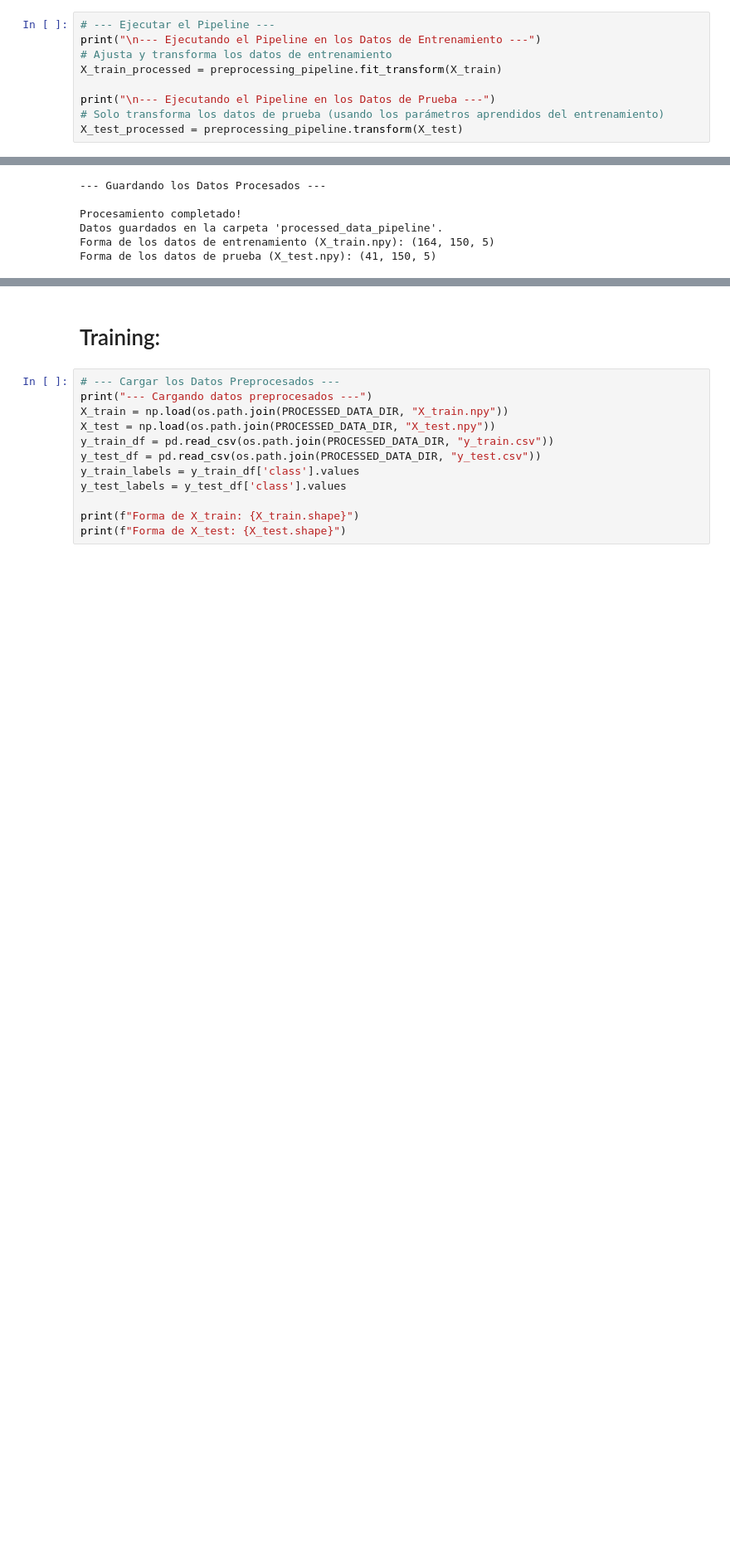
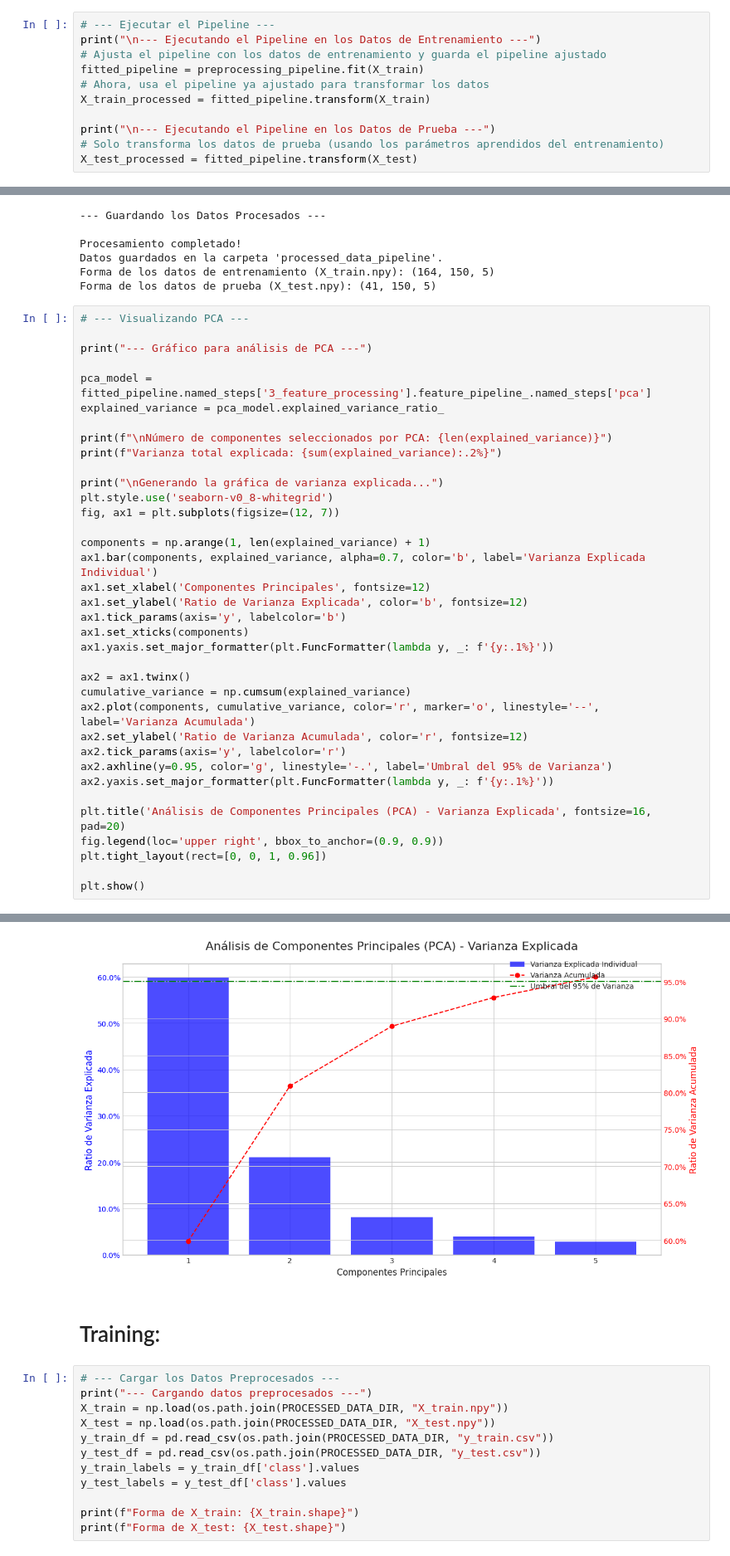
Before and after one commit to a01371849/TC5035-PI-E51, a Jupyter notebook: Avance3/Avance3.51.ipynb, the cells around one changed output, grey strips where cells are left out. Shown: that part at 83% size. Saved outputs shown, nothing was run; the diff lists cells and outputs as text; blank space fills up the shorter version.

```diff
--- a/Avance3/Avance3.51.ipynb
+++ b/Avance3/Avance3.51.ipynb
@@ -416,12 +417,14 @@ W0000 00:00:1760328189.239273  440724 inference_feedback_manager.cc:114] Feedbac
 # %%
 # --- Ejecutar el Pipeline ---
 print("\n--- Ejecutando el Pipeline en los Datos de Entrenamiento ---")
-# Ajusta y transforma los datos de entrenamiento
-X_train_processed = preprocessing_pipeline.fit_transform(X_train)
+# Ajusta el pipeline con los datos de entrenamiento y guarda el pipeline ajustado
+fitted_pipeline = preprocessing_pipeline.fit(X_train)
+# Ahora, usa el pipeline ya ajustado para transformar los datos
+X_train_processed = fitted_pipeline.transform(X_train)
 
 print("\n--- Ejecutando el Pipeline en los Datos de Prueba ---")
 # Solo transforma los datos de prueba (usando los parámetros aprendidos del entrenamiento)
-X_test_processed = preprocessing_pipeline.transform(X_test)
+X_test_processed = fitted_pipeline.transform(X_test)
 # %% [output]
 --- Ejecutando el Pipeline en los Datos de Entrenamiento ---
 Paso 1/3: Extrayendo características de los videos...
@@ -461,3 +466,40 @@ Procesamiento completado!
 Datos guardados en la carpeta 'processed_data_pipeline'.
 Forma de los datos de entrenamiento (X_train.npy): (164, 150, 5)
 Forma de los datos de prueba (X_test.npy): (41, 150, 5)
+# %%
+# --- Visualizando PCA ---
+
+print("--- Gráfico para análisis de PCA ---")
+
+pca_model = fitted_pipeline.named_steps['3_feature_processing'].feature_pipeline_.named_steps['pca']
+explained_variance = pca_model.explained_variance_ratio_
+
+print(f"\nNúmero de componentes seleccionados por PCA: {len(explained_variance)}")
+print(f"Varianza total explicada: {sum(explained_variance):.2%}")
+
+print("\nGenerando la gráfica de varianza explicada...")
+plt.style.use('seaborn-v0_8-whitegrid')
+fig, ax1 = plt.subplots(figsize=(12, 7))
+
+components = np.arange(1, len(explained_variance) + 1)
+ax1.bar(components, explained_variance, alpha=0.7, color='b', label='Varianza Explicada Individual')
+ax1.set_xlabel('Componentes Principales', fontsize=12)
+ax1.set_ylabel('Ratio de Varianza Explicada', color='b', fontsize=12)
+ax1.tick_params(axis='y', labelcolor='b')
+ax1.set_xticks(components)
+ax1.yaxis.set_major_formatter(plt.FuncFormatter(lambda y, _: f'{y:.1%}'))
+
+ax2 = ax1.twinx()
+cumulative_variance = np.cumsum(explained_variance)
+ax2.plot(components, cumulative_variance, color='r', marker='o', linestyle='--', label='Varianza Acumulada')
+ax2.set_ylabel('Ratio de Varianza Acumulada', color='r', fontsize=12)
+ax2.tick_params(axis='y', labelcolor='r')
+ax2.axhline(y=0.95, color='g', linestyle='-.', label='Umbral del 95% de Varianza')
+ax2.yaxis.set_major_formatter(plt.FuncFormatter(lambda y, _: f'{y:.1%}'))
+
+plt.title('Análisis de Componentes Principales (PCA) - Varianza Explicada', fontsize=16, pad=20)
+fig.legend(loc='upper right', bbox_to_anchor=(0.9, 0.9))
+plt.tight_layout(rect=[0, 0, 1, 0.96])
+
+plt.show()
+# %% [output]
@@ -464,3 +512,4 @@ Forma de los datos de prueba (X_test.npy): (41, 150, 5)
+[figure, added]
 # %% [markdown]
 # Training:
 # %%
```
Also changed, not shown: parts of 7 cells of this notebook, 1 other file.
